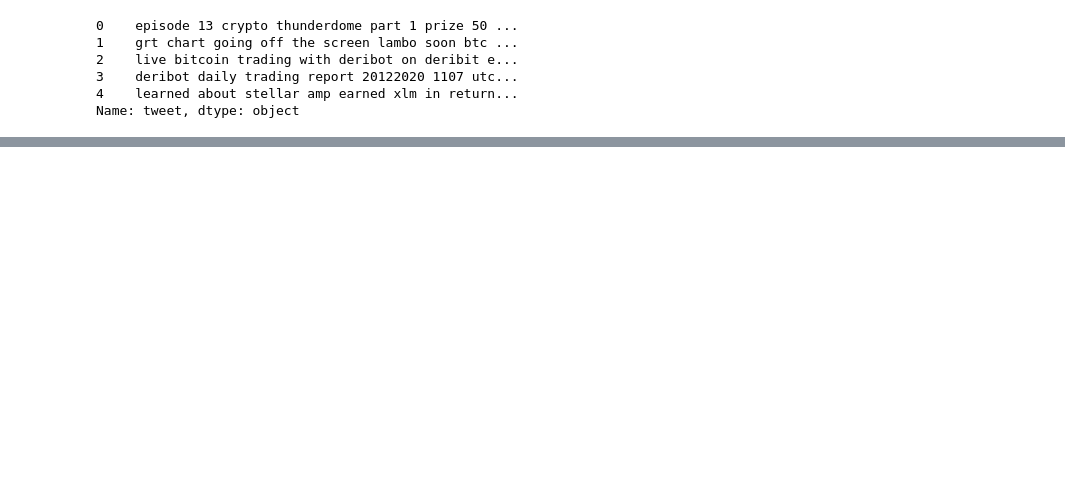
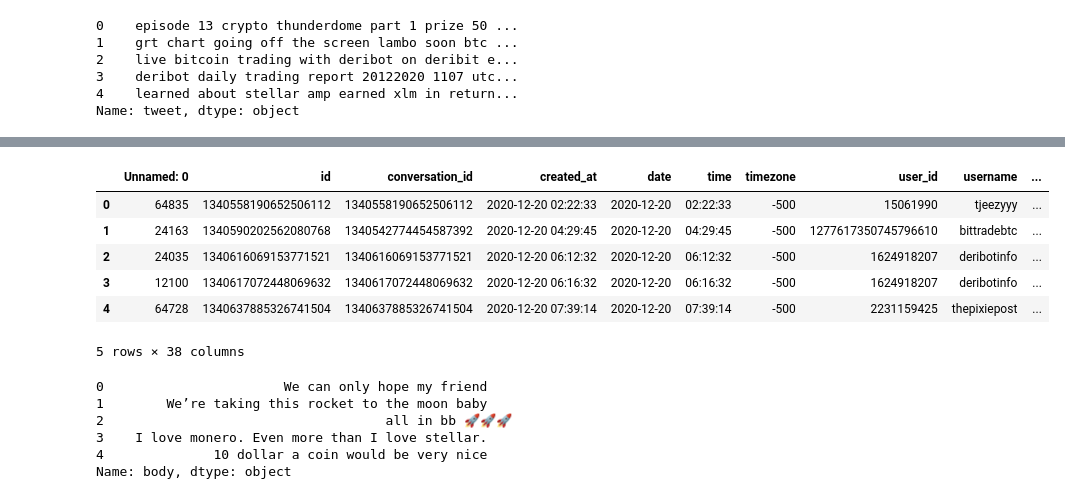
Before and after one commit to lumalav/CAP6640FinalProject, a Jupyter notebook: Twitter Sentiment Classification.ipynb, the cells around one changed output, grey strips where cells are left out. Drawn from its saved outputs; the diff is of its cells as text; code cells hidden in the pictures; blank space fills up the shorter version.

Commit message:
fixed LSTM, labeled reddit and twitter

```diff
--- a/Twitter Sentiment Classification.ipynb
+++ b/Twitter Sentiment Classification.ipynb
@@ -51,7 +62,7 @@ def pad_features(tweet_int, seq_length):
     elif tweet_len > seq_length:
         new = tweet_int[0:seq_length]
 
-    return new
+    return np.asarray(new)
 # %%
 from string import punctuation
 
@@ -83,0 +155,10 @@ SentimentLSTM(
+# %%
+vocab_size = 67394
+output_size = 1
+embedding_dim = 400
+hidden_dim = 256
+
+n_layers = 2
+model = SentimentLSTM(vocab_size, output_size, embedding_dim, hidden_dim, n_layers)
+
+model.load_state_dict(torch.load('sentiment_analysis.pt'))
@@ -84,7 +167,7 @@ SentimentLSTM(
 # %%
 def predict(net, test_review, sequence_length=20):
 
-    net.train(mode=False)
+    net.eval()
 
     # tokenize review
     test_ints = tokenize_review(test_review)
@@ -94,7 +177,7 @@ def predict(net, test_review, sequence_length=20):
     features = pad_features(test_ints, seq_length)
 
     # convert to tensor to pass into your model
-    feature_tensor = torch.FloatTensor(features)
+    feature_tensor = torch.from_numpy(features)
 
     batch_size = feature_tensor.size(0)
 
@@ -104,15 +187,18 @@ def predict(net, test_review, sequence_length=20):
     if(False):
         feature_tensor = feature_tensor.cuda()
 
+    feature_tensor = feature_tensor.unsqueeze(0)
+
+
     # get the output from the model
-    output, h = net(feature_tensor, h)
+    output, h = net(feature_tensor.to(torch.int64), h)
 
     # convert output probabilities to predicted class (0 or 1)
     pred = torch.round(output.squeeze())
     # printing output value, before rounding
     print('Prediction value, pre-rounding: {:.6f}'.format(output.item()))
 
-    # return sentiment
+    # print custom response
     if(pred.item()==1):
         return 1
     else:
@@ -130,3 +211,3 @@ SentimentLSTM(
 # %%
-twitter_df['sentiment'] = twitter_df.apply(lambda row: predict(net, row['tweet']), axis=1)
+twitter_df['sentiment'] = twitter_df.apply(lambda row: predict(model, row['tweet']), axis=1)
 # %% [output]
@@ -133,0 +231,10 @@ NameError: name 'train_on_gpu' is not defined
+# %%
+twitter_df.head()
+# %% [output]
+|  | Unnamed: 0 | id | conversation_id | created_at | date | time | timezone | user_id | username | ... |
+| 0 | 64835 | 1340558190652506112 | 1340558190652506112 | 2020-12-20 02:22:33 | 2020-12-20 | 02:22:33 | -500 | 15061990 | tjeezyyy | ... |
+| 1 | 24163 | 1340590202562080768 | 1340542774454587392 | 2020-12-20 04:29:45 | 2020-12-20 | 04:29:45 | -500 | 1277617350745796610 | bittradebtc | ... |
+| 2 | 24035 | 1340616069153771521 | 1340616069153771521 | 2020-12-20 06:12:32 | 2020-12-20 | 06:12:32 | -500 | 1624918207 | deribotinfo | ... |
+| 3 | 12100 | 1340617072448069632 | 1340617072448069632 | 2020-12-20 06:16:32 | 2020-12-20 | 06:16:32 | -500 | 1624918207 | deribotinfo | ... |
+| 4 | 64728 | 1340637885326741504 | 1340637885326741504 | 2020-12-20 07:39:14 | 2020-12-20 | 07:39:14 | -500 | 2231159425 | thepixiepost | ... |
+5 rows × 38 columns
@@ -133,0 +243,10 @@ NameError: name 'train_on_gpu' is not defined
+# %%
+reddit_df = pd.read_csv('Data/reddit_data.csv')
+reddit_df['body'].head()
+# %% [output]
+0                       We can only hope my friend
+1        We’re taking this rocket to the moon baby
+2                                    all in bb 🚀🚀🚀
+3    I love monero. Even more than I love stellar.
+4              10 dollar a coin would be very nice
+Name: body, dtype: object
```
Also changed, not shown: parts of 13 cells of this notebook, 7 other files.
